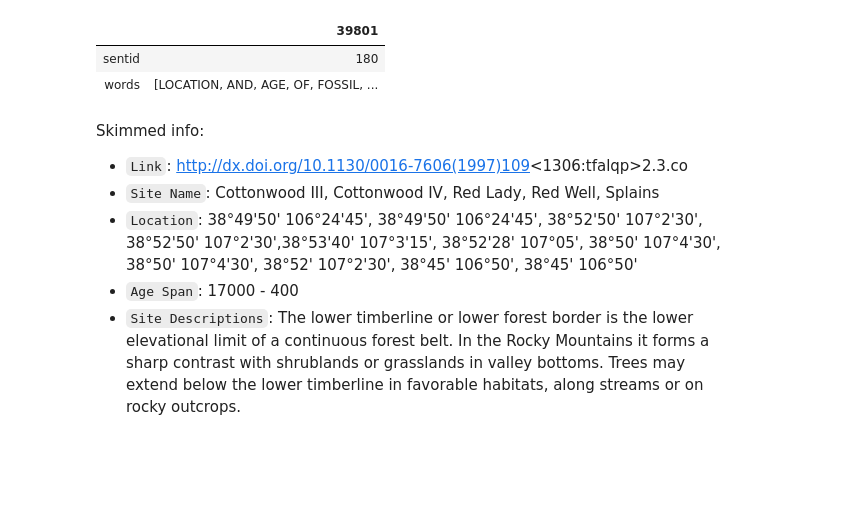
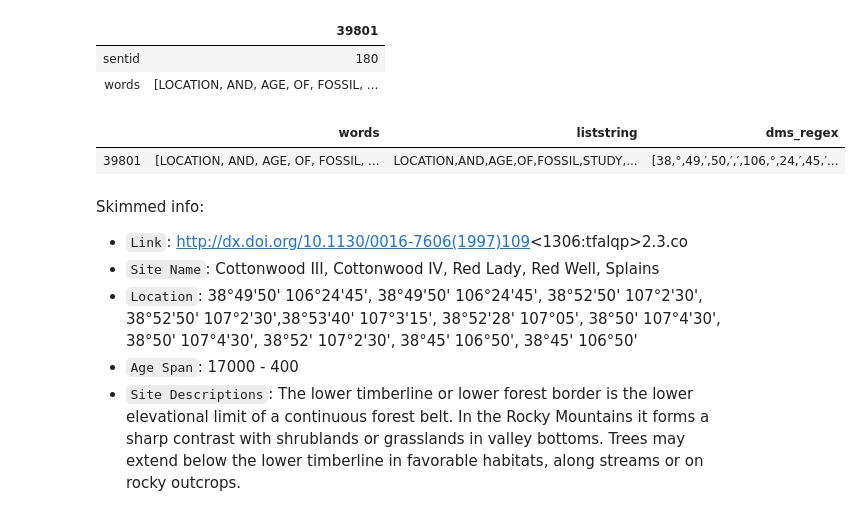
Before and after one commit to throughput-ec/UnacquiredSites, a Jupyter notebook: ML_Record_Mining_JN.ipynb, the cells around one changed output. Saved outputs shown, nothing was run; the diff lists cells and outputs as text; code cells hidden in the pictures; blank space fills up the shorter version.

```diff
--- a/ML_Record_Mining_JN.ipynb
+++ b/ML_Record_Mining_JN.ipynb
@@ -248,6 +255,13 @@ pd.DataFrame(order_article('57928e07cf58f133d1c26609').iloc[179])
 |  | 39801 |
 | sentid | 180 |
 | words | [LOCATION, AND, AGE, OF, FOSSIL, ... |
+# %%
+other_example = nlp_sentences[nlp_sentences['_gddid'] == '57928e07cf58f133d1c26609']
+other_example = other_example[other_example['sentid'] == 180]
+other_example[['words', 'liststring', 'dms_regex']]
+# %% [output]
+|  | words | liststring | dms_regex |
+| 39801 | [LOCATION, AND, AGE, OF, FOSSIL, ... | LOCATION,AND,AGE,OF,FOSSIL,STUDY,... | [38,°,49,′,50,′,′,106,°,24,′,45,′... |
 # %% [markdown]
 Skimmed info:
 * `Link`: http://dx.doi.org/10.1130/0016-7606(1997)109<1306:tfalqp>2.3.co
```
Also changed, not shown: parts of 16 cells of this notebook.
